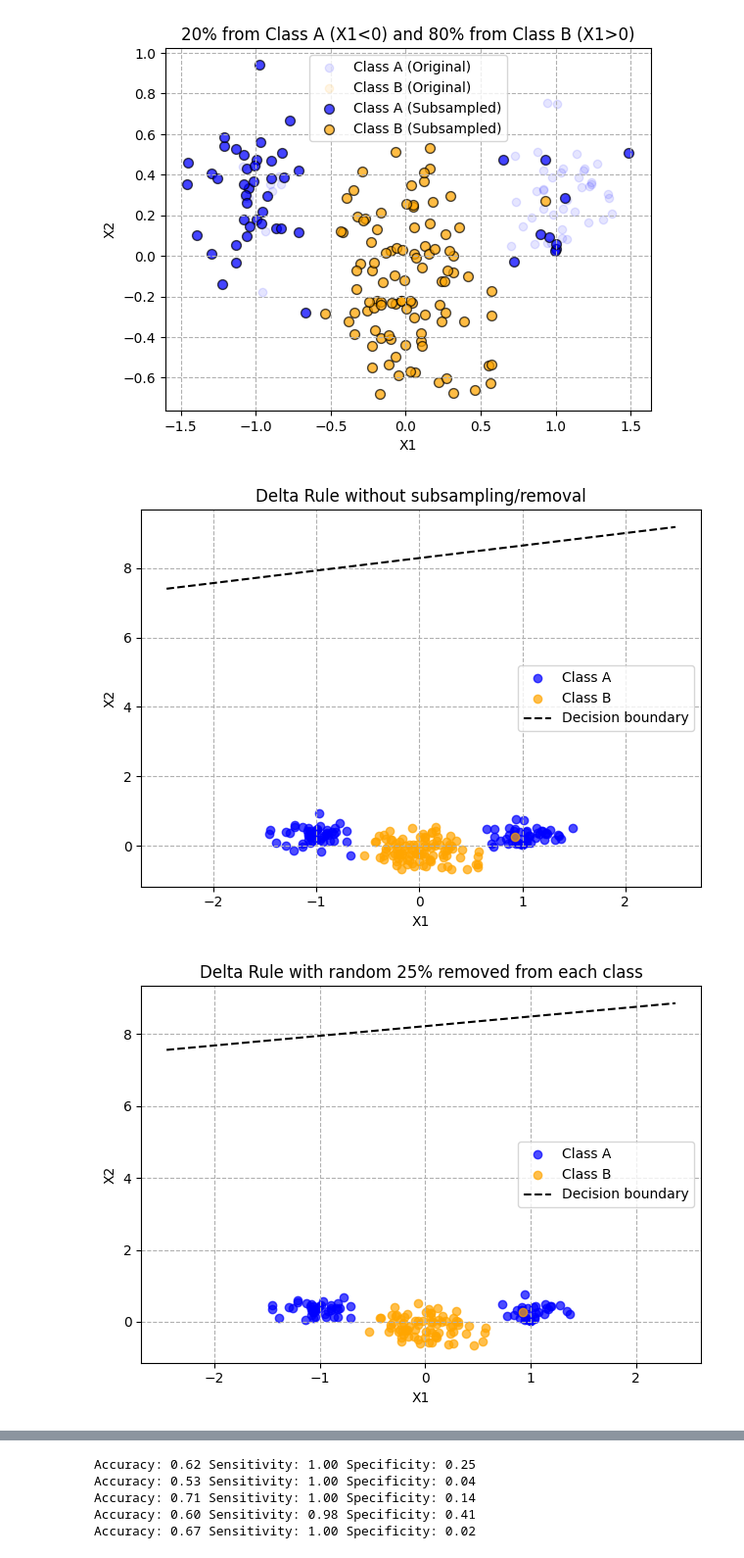
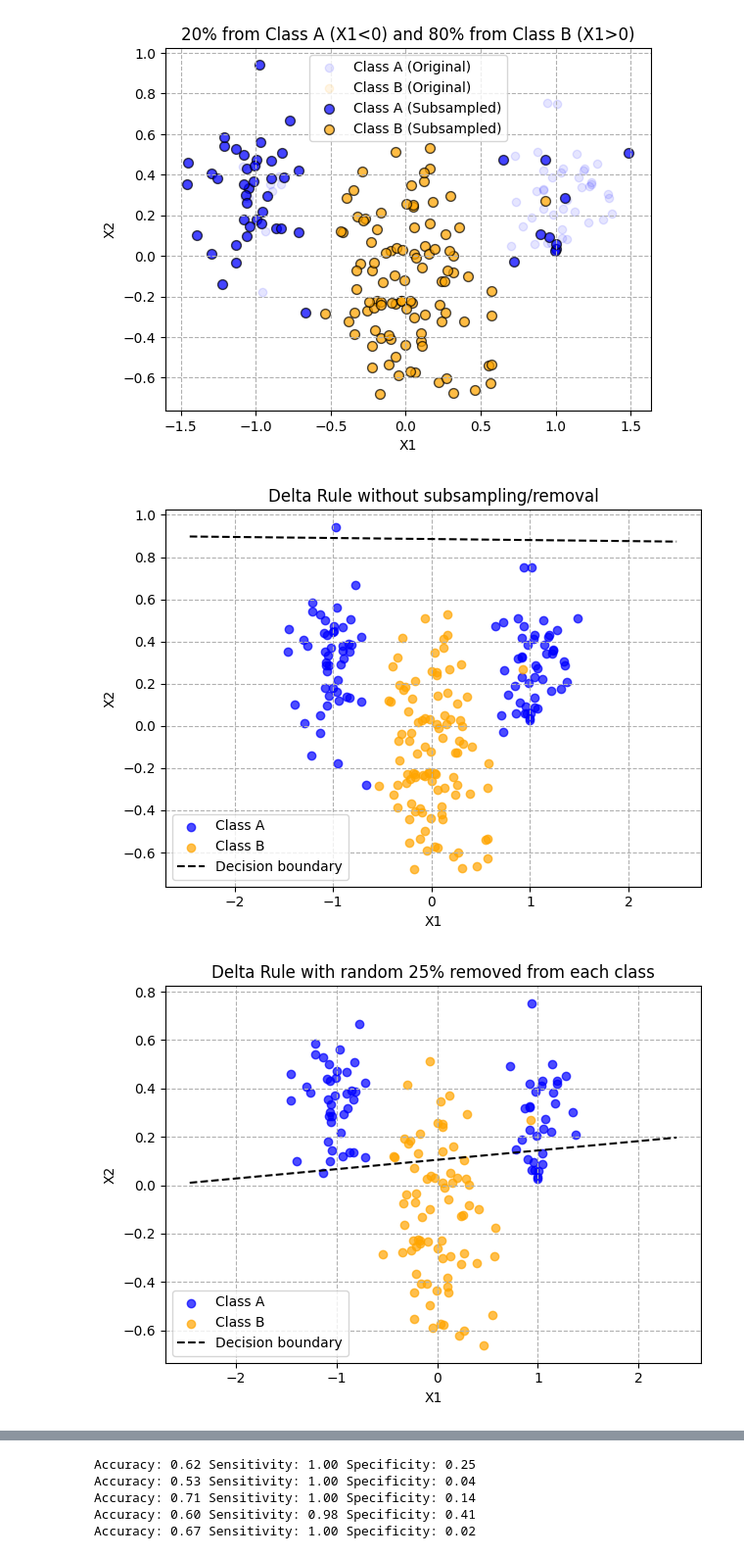
Before and after one commit to nathanansel28/DD2437, a Jupyter notebook: lab1a/task3.ipynb, the cells around one changed output, grey strips where cells are left out. Shown at 98% size. Drawn from its saved outputs; the diff is of its cells as text; code cells hidden in the pictures.

Commit message:
lab1a - Change labels for delta rule

```diff
--- a/lab1a/task3.ipynb
+++ b/lab1a/task3.ipynb
@@ -80,30 +80,32 @@ plot_datasets(data, labels, data_4, labels_4, "20% from Class A (X1<0) and 80% f
 # %%
 from tools import evaluate_model
 
-delta_rule = DeltaRuleClassifier()
-delta_rule.fit(data, labels, learn_rate=0.001, epochs=50, batch=True)
-delta_metrics_full = evaluate_model(delta_rule, data, labels)
-plot_decision_boundary(delta_rule.weights, data, labels, "Delta Rule without subsampling/removal")
+change_labels = lambda labels: np.where(labels == 0, -1, 1)
 
 delta_rule = DeltaRuleClassifier()
-delta_rule.fit(data_1, labels_1, learn_rate=0.001, epochs=50, batch=True)
-delta_metrics_1 = evaluate_model(delta_rule, data_1, labels_1)
-plot_decision_boundary(delta_rule.weights, data_1, labels_1, "Delta Rule with random 25% removed from each class")
+delta_rule.fit(data, change_labels(labels), learn_rate=0.001, epochs=50, batch=True)
+delta_metrics_full = evaluate_model(delta_rule, data, change_labels(labels))
+plot_decision_boundary(delta_rule.weights, data, change_labels(labels), "Delta Rule without subsampling/removal")
 
 delta_rule = DeltaRuleClassifier()
-delta_rule.fit(data_2, labels_2, learn_rate=0.001, epochs=50, batch=True)
-delta_metrics_2 = evaluate_model(delta_rule, data_2, labels_2)
-plot_decision_boundary(delta_rule.weights, data_2, labels_2, "Delta Rule with random 50% removed from Class A")
+delta_rule.fit(data_1, change_labels(labels_1), learn_rate=0.001, epochs=50, batch=True)
+delta_metrics_1 = evaluate_model(delta_rule, data_1, change_labels(labels_1))
+plot_decision_boundary(delta_rule.weights, data_1, change_labels(labels_1), "Delta Rule with random 25% removed from each class")
 
 delta_rule = DeltaRuleClassifier()
-delta_rule.fit(data_3, labels_3, learn_rate=0.001, epochs=50, batch=True)
-delta_metrics_3 = evaluate_model(delta_rule, data_3, labels_3)
-plot_decision_boundary(delta_rule.weights, data_3, labels_3, "Delta Rule with random 50% removed from Class B")
+delta_rule.fit(data_2, change_labels(labels_2), learn_rate=0.001, epochs=50, batch=True)
+delta_metrics_2 = evaluate_model(delta_rule, data_2, change_labels(labels_2))
+plot_decision_boundary(delta_rule.weights, data_2, change_labels(labels_2), "Delta Rule with random 50% removed from Class A")
 
 delta_rule = DeltaRuleClassifier()
-delta_rule.fit(data_4, labels_4, learn_rate=0.001, epochs=50, batch=True)
-delta_metrics_4 = evaluate_model(delta_rule, data_4, labels_4)
-plot_decision_boundary(delta_rule.weights, data_4, labels_4, "Delta Rule with 20% from Class A (X1<0) and 80% from Class A (X1>0) removed")
+delta_rule.fit(data_3, change_labels(labels_3), learn_rate=0.001, epochs=50, batch=True)
+delta_metrics_3 = evaluate_model(delta_rule, data_3, change_labels(labels_3))
+plot_decision_boundary(delta_rule.weights, data_3, change_labels(labels_3), "Delta Rule with random 50% removed from Class B")
+
+delta_rule = DeltaRuleClassifier()
+delta_rule.fit(data_4, change_labels(labels_4), learn_rate=0.001, epochs=50, batch=True)
+delta_metrics_4 = evaluate_model(delta_rule, data_4, change_labels(labels_4))
+plot_decision_boundary(delta_rule.weights, data_4, change_labels(labels_4), "Delta Rule with 20% from Class A (X1<0) and 80% from Class A (X1>0) removed")
 # %% [output]
-[figure, old version]
+[figure, new version]
-[figure, old version]
+[figure, new version]
```
Also changed, not shown: parts of 4 cells of this notebook, 1 other file.
